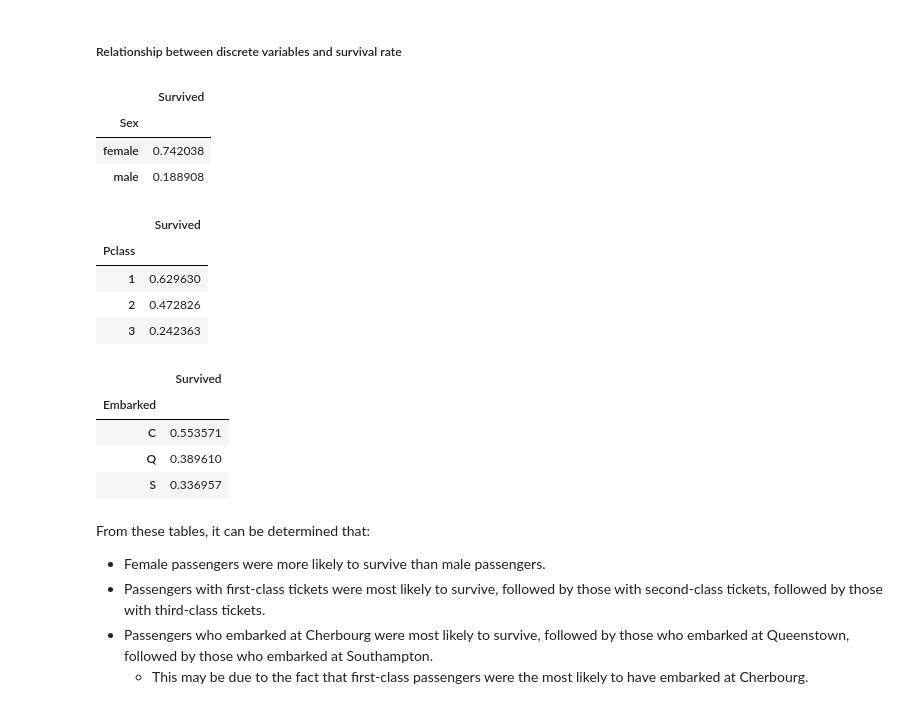
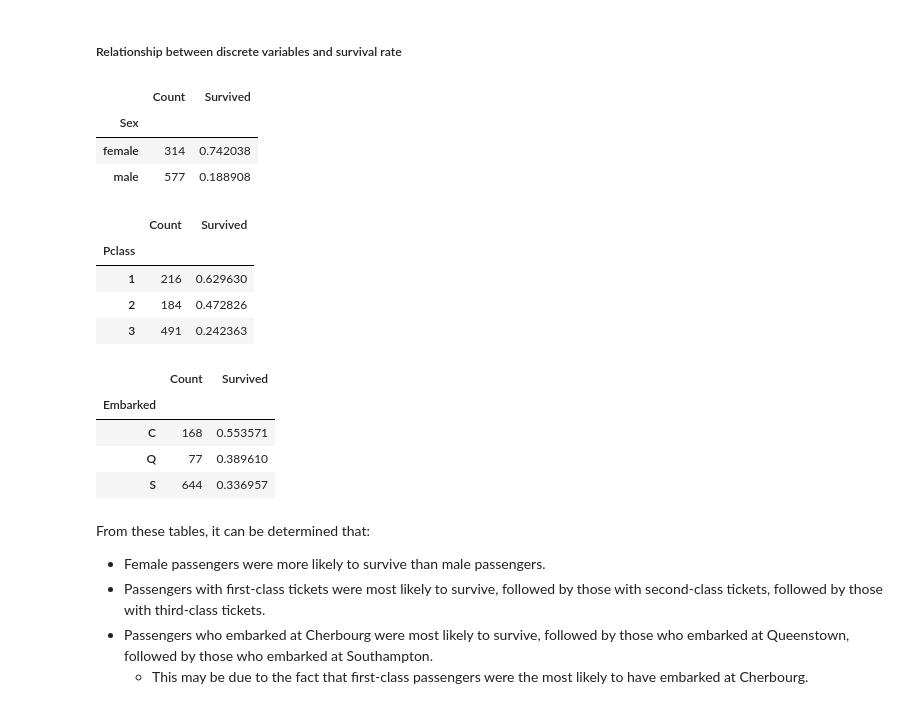
Before and after one commit to mapang02/cse351_final, a Jupyter notebook: final.ipynb, the cells around one changed output. Cells and saved outputs as stored; diff of their text form; code cells hidden in the pictures.

```diff
--- a/final.ipynb
+++ b/final.ipynb
@@ -103,24 +104,35 @@ From an analysis based on passenger ticket class, it can be determined that:
 ##### Relationship between discrete variables and survival rate
 # %%
 #For discrete variables, determine the percentage of people from each group who survived.
-display(titanic_df.groupby("Sex")[["Survived"]].mean())
-display(titanic_df.groupby("Pclass")[["Survived"]].mean())
-display(titanic_df.groupby("Embarked")[["Survived"]].mean())
+sex_df = pd.DataFrame()
+sex_df["Count"] = titanic_df.groupby("Sex")[["Survived"]].count()
+sex_df["Survived"] = titanic_df.groupby("Sex")[["Survived"]].mean()
+display(sex_df)
+
+pclass_df = pd.DataFrame()
+pclass_df["Count"] = titanic_df.groupby("Pclass")[["Survived"]].count()
+pclass_df["Survived"] = titanic_df.groupby("Pclass")[["Survived"]].mean()
+display(pclass_df)
+
+embarked_df = pd.DataFrame()
+embarked_df["Count"] = titanic_df.groupby("Embarked")[["Survived"]].count()
+embarked_df["Survived"] = titanic_df.groupby("Embarked")[["Survived"]].mean()
+display(embarked_df)
 # %% [output]
-|  | Survived |
-| Sex |  |
-| female | 0.742038 |
-| male | 0.188908 |
+|  | Count | Survived |
+| Sex |  |  |
+| female | 314 | 0.742038 |
+| male | 577 | 0.188908 |
-|  | Survived |
-| Pclass |  |
-| 1 | 0.629630 |
-| 2 | 0.472826 |
-| 3 | 0.242363 |
+|  | Count | Survived |
+| Pclass |  |  |
+| 1 | 216 | 0.629630 |
+| 2 | 184 | 0.472826 |
+| 3 | 491 | 0.242363 |
-|  | Survived |
-| Embarked |  |
-| C | 0.553571 |
-| Q | 0.389610 |
-| S | 0.336957 |
+|  | Count | Survived |
+| Embarked |  |  |
+| C | 168 | 0.553571 |
+| Q | 77 | 0.389610 |
+| S | 644 | 0.336957 |
 # %% [markdown]
 From these tables, it can be determined that:
 * Female passengers were more likely to survive than male passengers.
```
Also changed, not shown: parts of 19 cells of this notebook.
